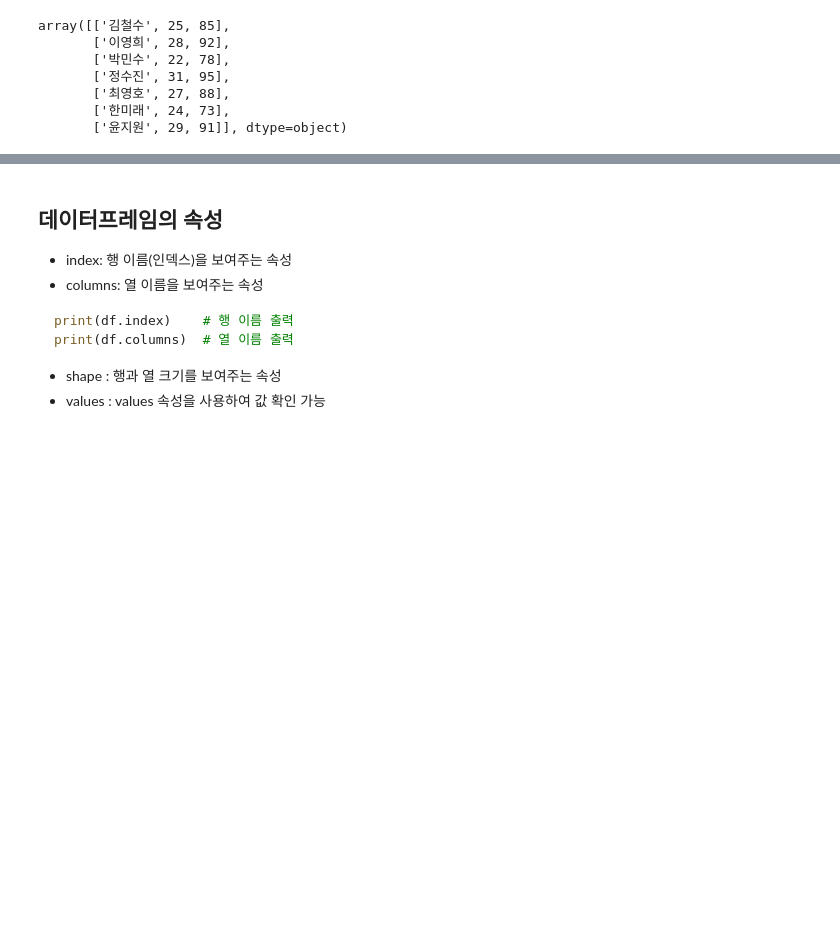
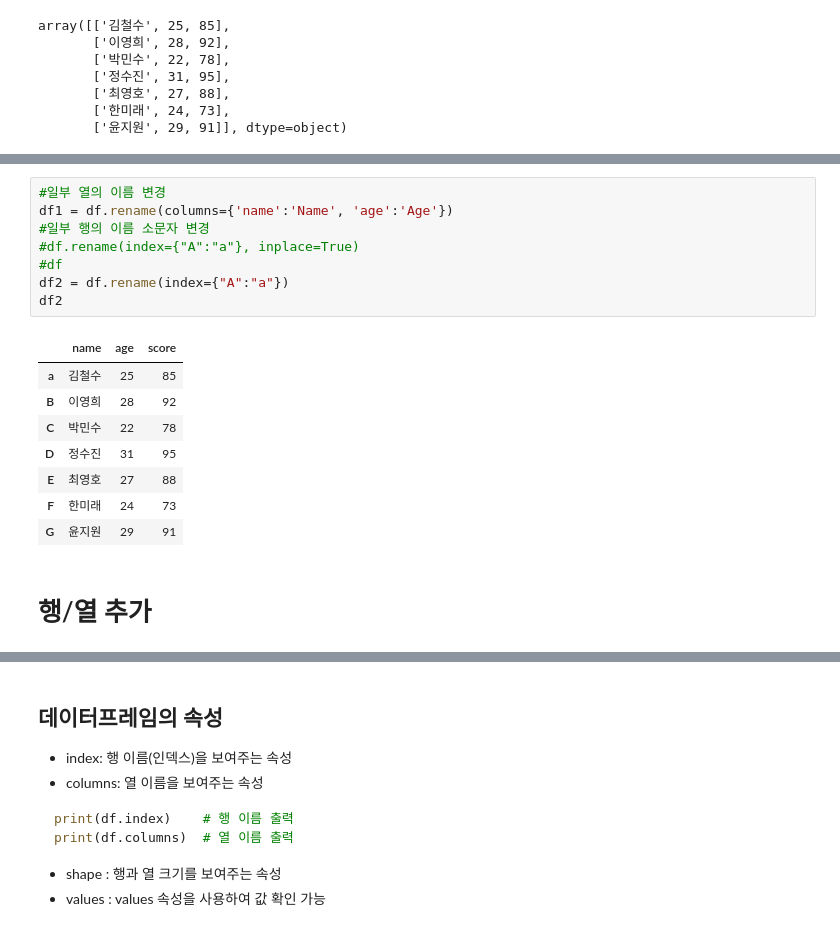
Before and after one commit to LYSS-LGU/3week-hipython, a Jupyter notebook: 13_판다스.ipynb, the cells around one changed output, grey strips where cells are left out. Drawn from its saved outputs; the diff is of its cells as text; blank space fills up the shorter version.

```diff
--- a/13_판다스.ipynb
+++ b/13_판다스.ipynb
@@ -394,0 +455,19 @@ array([['김철수', 25, 85],
+# %%
+#일부 열의 이름 변경
+df1 = df.rename(columns={'name':'Name', 'age':'Age'})
+#일부 행의 이름 소문자 변경
+#df.rename(index={"A":"a"}, inplace=True)
+#df
+df2 = df.rename(index={"A":"a"})
+df2
+# %% [output]
+|  | name | age | score |
+| a | 김철수 | 25 | 85 |
+| B | 이영희 | 28 | 92 |
+| C | 박민수 | 22 | 78 |
+| D | 정수진 | 31 | 95 |
+| E | 최영호 | 27 | 88 |
+| F | 한미래 | 24 | 73 |
+| G | 윤지원 | 29 | 91 |
+# %% [markdown]
+# 행/열 추가
```
Also changed, not shown: parts of 40 cells of this notebook.
